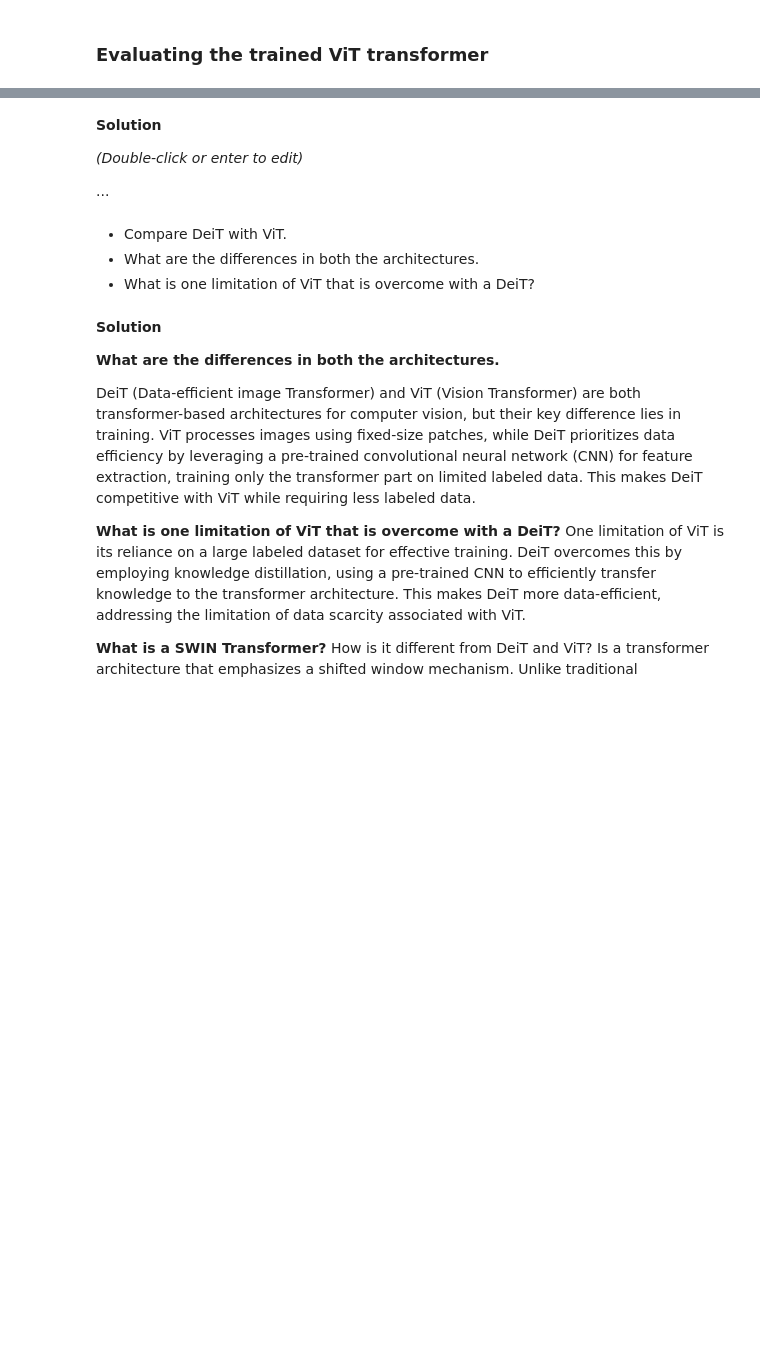
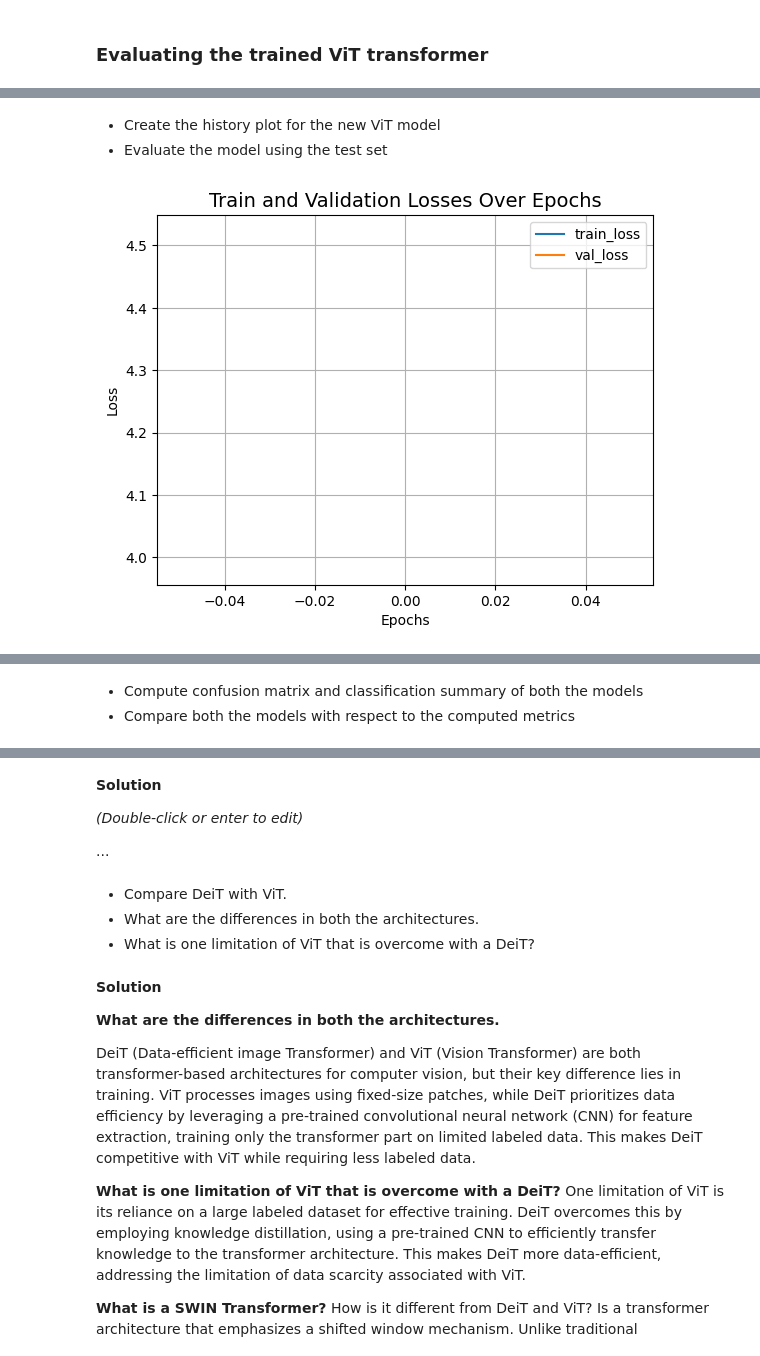
Before and after one commit to MarioROT/CV-MAI, a Jupyter notebook: Session 10/lab_10_transformers.ipynb, the cells around one changed output, grey strips where cells are left out. Saved outputs shown, nothing was run; the diff lists cells and outputs as text; code cells hidden in the pictures; blank space fills up the shorter version.

```diff
--- a/Session 10/lab_10_transformers.ipynb
+++ b/Session 10/lab_10_transformers.ipynb
@@ -433,0 +635,4 @@ Test top 5 accuracy: 81.03%
+# %%
+# solution
+vit_classifier_SLP = create_vit_classifier_SLP()
+history_SLP = run_experiment(vit_classifier_SLP)
@@ -433,0 +644,20 @@ Test top 5 accuracy: 81.03%
+# %% [markdown]
+- Create the history plot for the new ViT model
+- Evaluate the model using the test set
+# %%
+# solution
+plt.plot(history_SLP.history["loss"], label="train_loss")
+plt.plot(history_SLP.history["val_loss"], label="val_loss")
+plt.xlabel("Epochs")
+plt.ylabel("Loss")
+plt.title("Train and Validation Losses Over Epochs", fontsize=14)
+plt.legend()
+plt.grid()
+plt.show()
+
+loss, accuracy, top_5_accuracy = vit_classifier_SLP.evaluate(x_test, y_test)
+print(f"Test loss: {round(loss, 2)}")
+print(f"Test accuracy: {round(accuracy * 100, 2)}%")
+print(f"Test top 5 accuracy: {round(top_5_accuracy * 100, 2)}%")
+# %% [output]
+[figure, added]
@@ -434,3 +668,6 @@ Test top 5 accuracy: 81.03%
+# %% [markdown]
+- Compute confusion matrix and classification summary of both the models
+- Compare both the models with respect to the computed metrics
 # %%
 # solution
 from sklearn.metrics import confusion_matrix, ConfusionMatrixDisplay, classification_report
```
Also changed, not shown: parts of 16 cells of this notebook.
